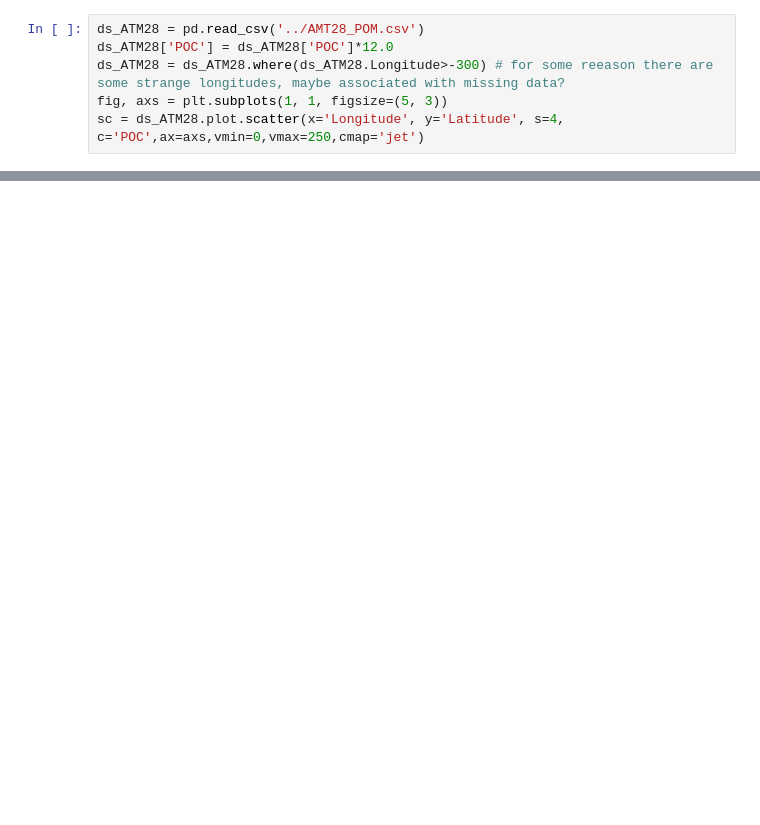
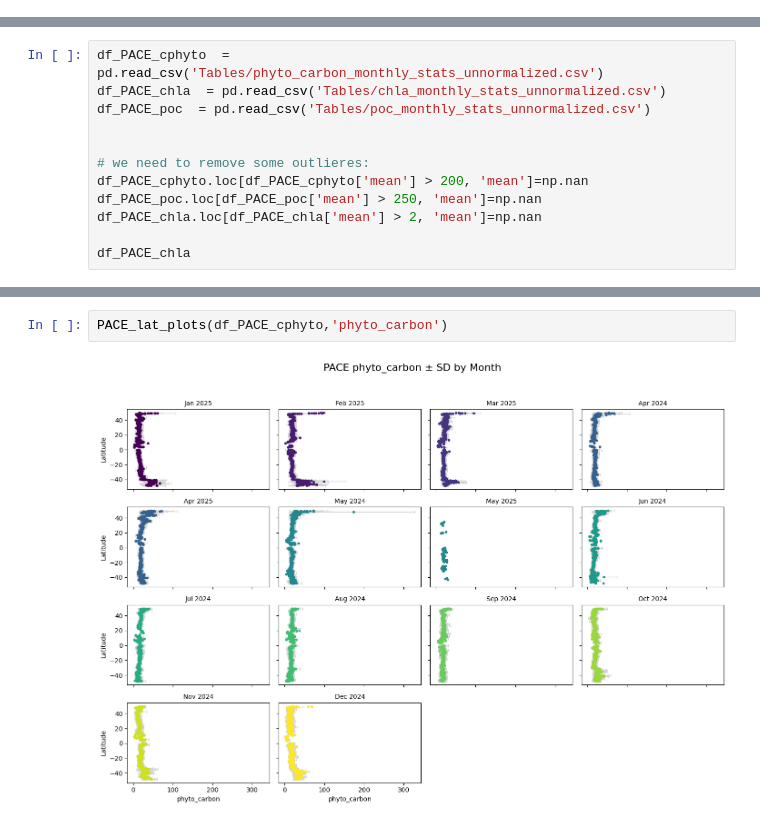
Before and after one commit to pedmondlerner/phytoSTEW, a Jupyter notebook: Team/plerner/phytoSTEW_PCA_AMTmatchups.ipynb, the cells around one changed output, grey strips where cells are left out. Drawn from its saved outputs; the diff is of its cells as text; blank space fills up the shorter version.

```diff
--- a/Team/plerner/phytoSTEW_PCA_AMTmatchups.ipynb
+++ b/Team/plerner/phytoSTEW_PCA_AMTmatchups.ipynb
@@ -29,6 +34,0 @@ from sklearn.decomposition import PCA
-# %%
-ds_ATM28 = pd.read_csv('../AMT28_POM.csv')
-ds_ATM28['POC'] = ds_ATM28['POC']*12.0
-ds_ATM28 = ds_ATM28.where(ds_ATM28.Longitude>-300) # for some reeason there are some strange longitudes, maybe associated with missing data?
-fig, axs = plt.subplots(1, 1, figsize=(5, 3))
-sc = ds_ATM28.plot.scatter(x='Longitude', y='Latitude', s=4, c='POC',ax=axs,vmin=0,vmax=250,cmap='jet')
@@ -69,0 +37,12 @@ def AMTtoAMT(df1,df2,v):
+# %%
+df_PACE_cphyto  = pd.read_csv('Tables/phyto_carbon_monthly_stats_unnormalized.csv')
+df_PACE_chla  = pd.read_csv('Tables/chla_monthly_stats_unnormalized.csv')
+df_PACE_poc  = pd.read_csv('Tables/poc_monthly_stats_unnormalized.csv')
+
+
+# we need to remove some outlieres:
+df_PACE_cphyto.loc[df_PACE_cphyto['mean'] > 200, 'mean']=np.nan
+df_PACE_poc.loc[df_PACE_poc['mean'] > 250, 'mean']=np.nan
+df_PACE_chla.loc[df_PACE_chla['mean'] > 2, 'mean']=np.nan
+
+df_PACE_chla
@@ -69,0 +127,4 @@ def AMTtoAMT(df1,df2,v):
+# %%
+PACE_lat_plots(df_PACE_cphyto,'phyto_carbon')
+# %% [output]
+[figure, added]
```
Also changed, not shown: parts of 18 cells of this notebook, 2 other files.
